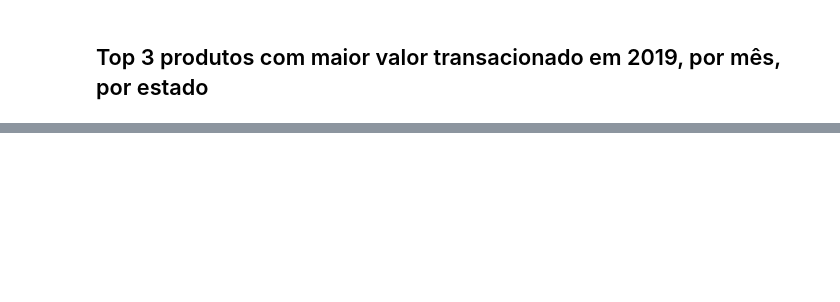
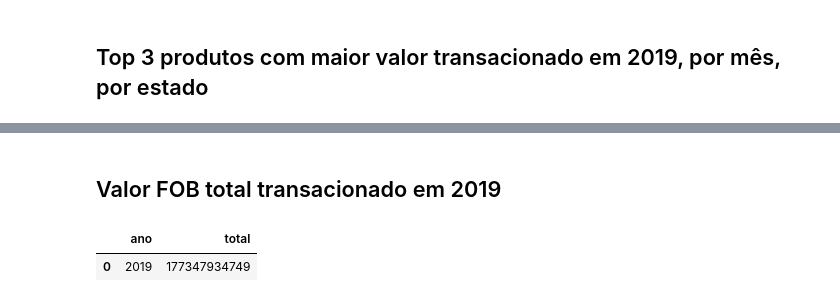
Before and after one commit to he7d3r/desafio-engenharia-dados, a Jupyter notebook: notebooks/database-exploration.ipynb, the cells around one changed output, grey strips where cells are left out. Saved outputs shown, nothing was run; the diff lists cells and outputs as text; code cells hidden in the pictures; blank space fills up the shorter version.

```diff
--- a/notebooks/database-exploration.ipynb
+++ b/notebooks/database-exploration.ipynb
@@ -666,0 +667,15 @@ display(pd.read_sql(query, conn))
+# %% [markdown]
+## Valor FOB total transacionado em 2019
+# %%
+%%timeit -n1 -r1
+year = 2019
+query = f'''
+SELECT strftime("%Y", DATA) ano,
+       SUM(VL_FOB) total
+FROM {kind}
+WHERE ano = "{year}"
+'''
+display(pd.read_sql(query, conn))
+# %% [output]
+|  | ano | total |
+| 0 | 2019 | 177347934749 |
```
Also changed, not shown: parts of 32 cells of this notebook.
